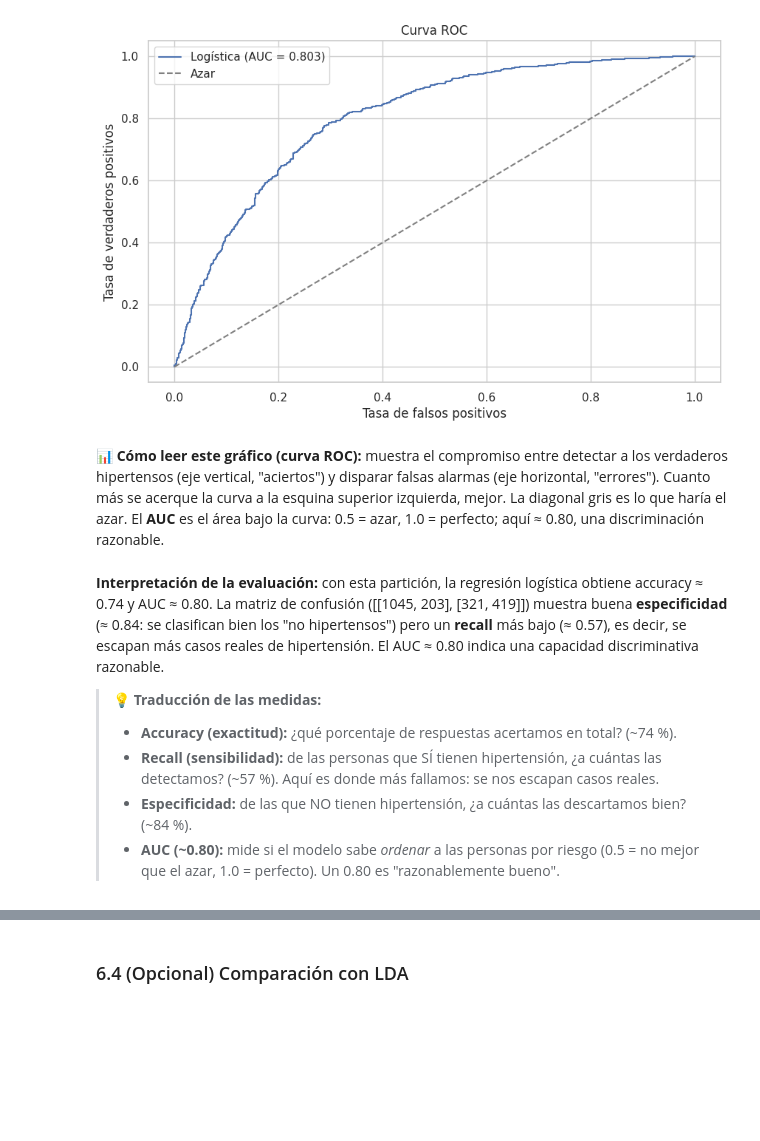
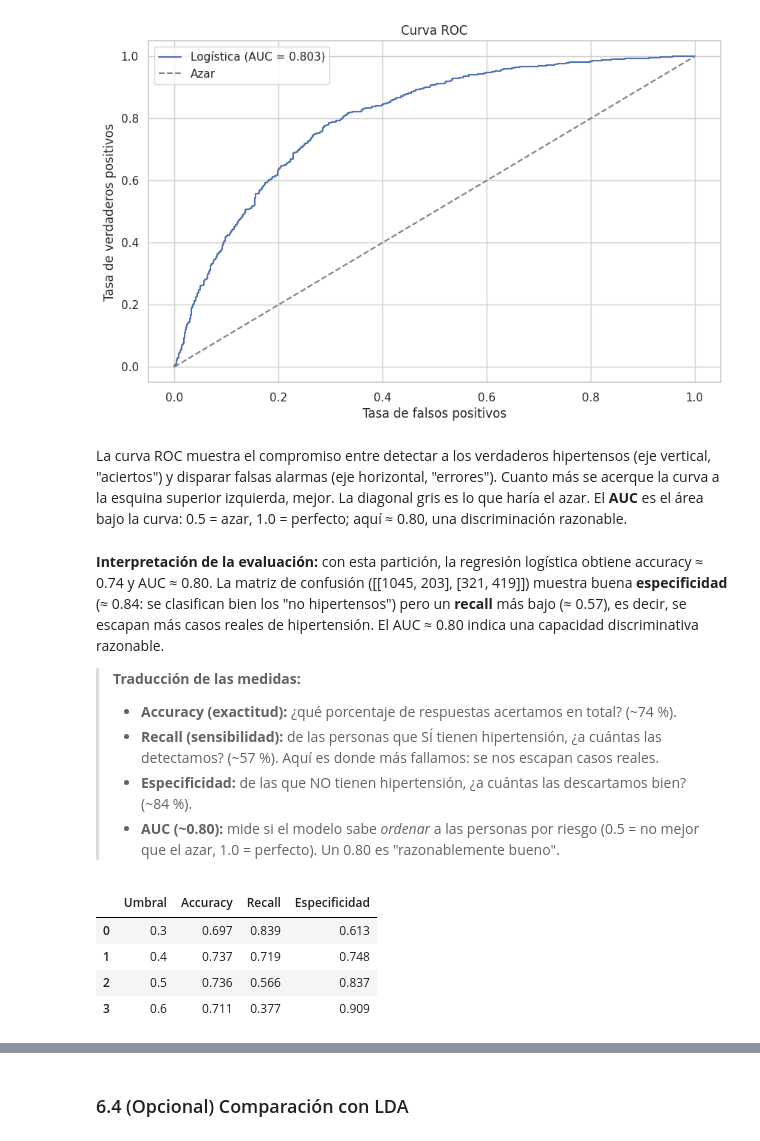
Before and after one commit to Mariiagrm/NHANES_Estudio_Estadistico_Salud, a Jupyter notebook: Practica.ipynb, the cells around one changed output, grey strips where cells are left out. Drawn from its saved outputs; the diff is of its cells as text; code cells hidden in the pictures; blank space fills up the shorter version.

```diff
--- a/Practica.ipynb
+++ b/Practica.ipynb
@@ -984,12 +994,32 @@ plt.show()
 # %% [output]
 [figure]
 # %% [markdown]
-**📊 Cómo leer este gráfico (curva ROC):** muestra el compromiso entre detectar a los verdaderos hipertensos (eje vertical, "aciertos") y disparar falsas alarmas (eje horizontal, "errores"). Cuanto más se acerque la curva a la esquina superior izquierda, mejor. La diagonal gris es lo que haría el azar. El **AUC** es el área bajo la curva: 0.5 = azar, 1.0 = perfecto; aquí ≈ 0.80, una discriminación razonable.
+La curva ROC muestra el compromiso entre detectar a los verdaderos hipertensos (eje vertical, "aciertos") y disparar falsas alarmas (eje horizontal, "errores"). Cuanto más se acerque la curva a la esquina superior izquierda, mejor. La diagonal gris es lo que haría el azar. El **AUC** es el área bajo la curva: 0.5 = azar, 1.0 = perfecto; aquí ≈ 0.80, una discriminación razonable.
 # %% [markdown]
 **Interpretación de la evaluación:** con esta partición, la regresión logística obtiene accuracy ≈ 0.74 y AUC ≈ 0.80. La matriz de confusión ([[1045, 203], [321, 419]]) muestra buena **especificidad** (≈ 0.84: se clasifican bien los "no hipertensos") pero un **recall** más bajo (≈ 0.57), es decir, se escapan más casos reales de hipertensión. El AUC ≈ 0.80 indica una capacidad discriminativa razonable.
 
-> **💡 Traducción de las medidas:**
+> **Traducción de las medidas:**
 > - **Accuracy (exactitud):** ¿qué porcentaje de respuestas acertamos en total? (~74 %).
 > - **Recall (sensibilidad):** de las personas que SÍ tienen hipertensión, ¿a cuántas las detectamos? (~57 %). Aquí es donde más fallamos: se nos escapan casos reales.
 > - **Especificidad:** de las que NO tienen hipertensión, ¿a cuántas las descartamos bien? (~84 %).
 > - **AUC (~0.80):** mide si el modelo sabe *ordenar* a las personas por riesgo (0.5 = no mejor que el azar, 1.0 = perfecto). Un 0.80 es "razonablemente bueno".
+# %%
+# Efecto del umbral de decisión sobre recall y especificidad
+# Con umbral 0.5 se escapan bastantes hipertensos; bajarlo detecta más casos
+# a costa de más falsos positivos. Solo es ilustrativo: el umbral no se elige
+# mirando el test.
+filas = []
+for t in [0.3, 0.4, 0.5, 0.6]:
+    pred_t = (proba >= t).astype(int)
+    tn, fp, fn, tp = confusion_matrix(y_te, pred_t).ravel()
+    filas.append({"Umbral": t,
+                  "Accuracy": accuracy_score(y_te, pred_t),
+                  "Recall": tp / (tp + fn),
+                  "Especificidad": tn / (tn + fp)})
+display(pd.DataFrame(filas).round(3))
+# %% [output]
+|  | Umbral | Accuracy | Recall | Especificidad |
+| 0 | 0.3 | 0.697 | 0.839 | 0.613 |
+| 1 | 0.4 | 0.737 | 0.719 | 0.748 |
+| 2 | 0.5 | 0.736 | 0.566 | 0.837 |
+| 3 | 0.6 | 0.711 | 0.377 | 0.909 |
```
Also changed, not shown: parts of 43 cells of this notebook, 2 other files.
